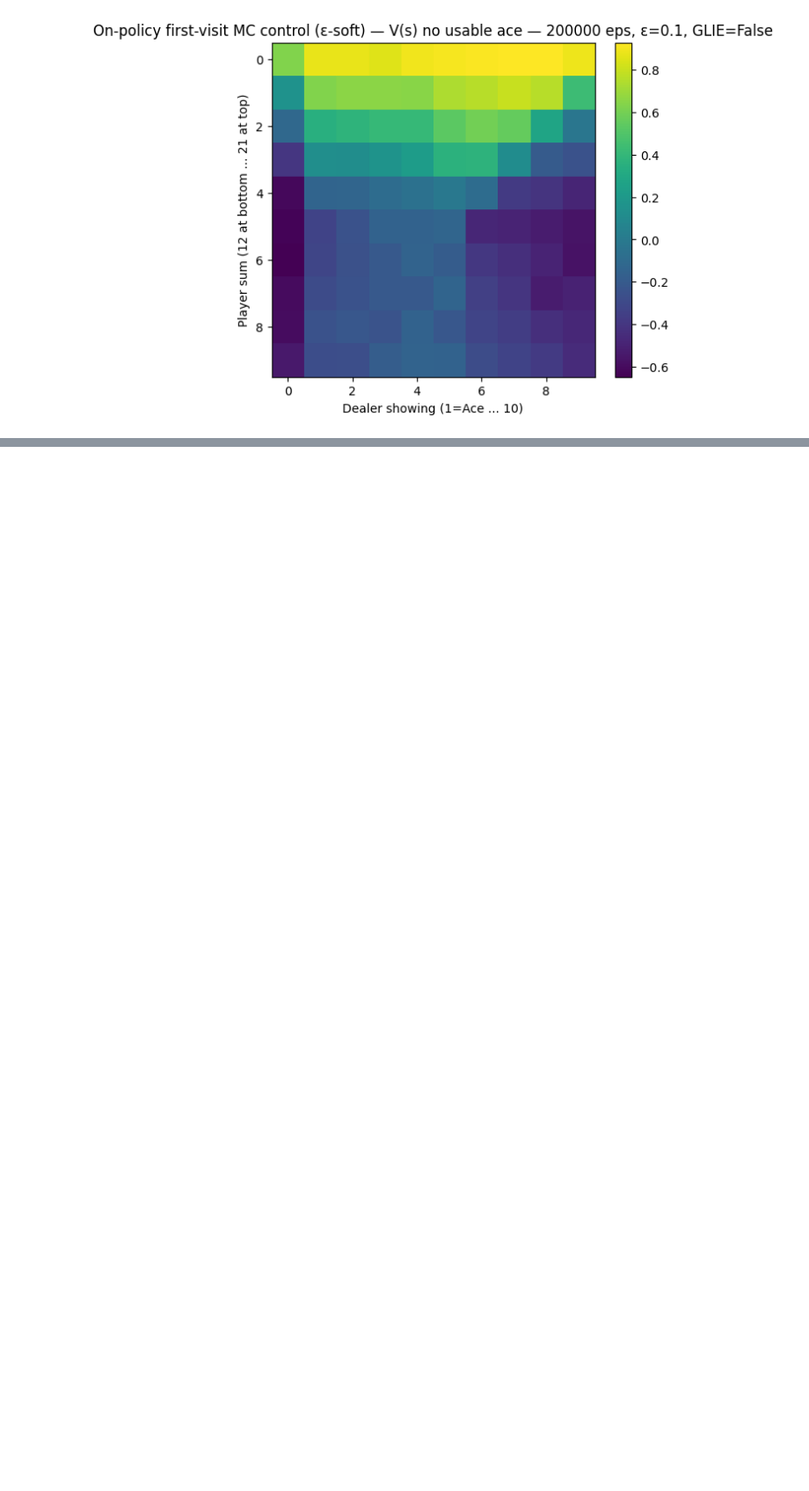
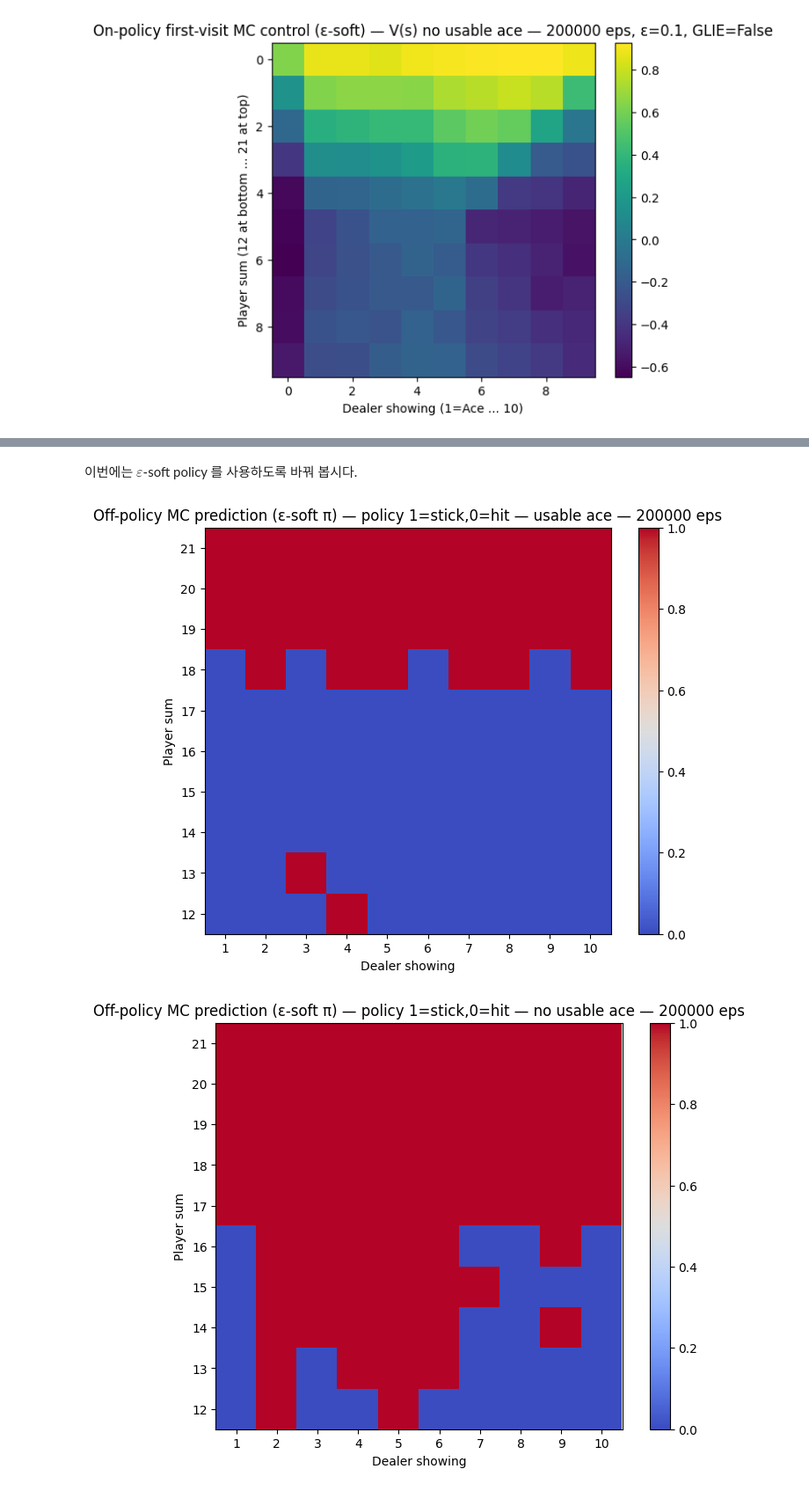
Before and after one commit to yangjunahn/ClassRL, a Jupyter notebook: ipynb_ch05.ipynb, the cells around one changed output, grey strips where cells are left out. Shown at 88% size. Drawn from its saved outputs; the diff is of its cells as text; code cells hidden in the pictures; blank space fills up the shorter version.

```diff
--- a/ipynb_ch05.ipynb
+++ b/ipynb_ch05.ipynb
@@ -436,0 +538,44 @@ show_heatmap(V_nua, f'On-policy first-visit MC control (ε-soft) — V(s) no usa
+# %% [markdown]
+이번에는 $\varepsilon$-soft policy 를 사용하도록 바꿔 봅시다.
+# %%
+def epsilon_soft_pi_prob(Q, s, a, epsilon=0.1):
+    greedy = greedy_action_from_Q(Q, s)
+    if a == greedy:
+        return 1 - epsilon + epsilon / 2
+    else:
+        return epsilon / 2
+
+def off_policy_mc_prediction_soft(n_episodes=200_000, epsilon=0.1):
+    Q = defaultdict(float)
+    C = defaultdict(float)
+
+    for _ in range(n_episodes):
+        episode, G = generate_episode_behavior()
+        W = 1.0
+
+        for (s, a) in reversed(episode):
+            pi = epsilon_soft_pi_prob(Q, s, a, epsilon) # target policy는 주어진 policy 를 그대로 사용합니다. 업데이트하지 않아요. 다음에 볼 Control과 다릅니다.
+            if pi == 0:
+                break
+            C[(s, a)] += W
+            Q[(s, a)] += (W / C[(s, a)]) * (G - Q[(s, a)])
+            W *= pi / 0.5  # behavior policy is uniform random
+
+    return Q
+
+Q_off_soft = off_policy_mc_prediction_soft(EPISODES, EPSILON)
+policy_off_soft = derive_policy_from_Q(Q_off_soft)
+V_off_soft = V_from_Q(Q_off_soft)
+
+pol_ua = grid_policy(policy_off_soft, usable=True)
+pol_nua = grid_policy(policy_off_soft, usable=False)
+V_ua = grid_value(V_off_soft, usable=True)
+V_nua = grid_value(V_off_soft, usable=False)
+
+show_heatmap(pol_ua, f'Off-policy MC prediction (ε-soft π) — policy 1=stick,0=hit — usable ace — {EPISODES} eps')
+show_heatmap(pol_nua, f'Off-policy MC prediction (ε-soft π) — policy 1=stick,0=hit — no usable ace — {EPISODES} eps')
+show_heatmap(V_ua, f'Off-policy MC prediction (ε-soft π) — V(s) usable ace — {EPISODES} eps')
+show_heatmap(V_nua, f'Off-policy MC prediction (ε-soft π) — V(s) no usable ace — {EPISODES} eps')
+# %% [output]
+[figure, added]
+[figure, added]
```
Also changed, not shown: parts of 10 cells of this notebook.
